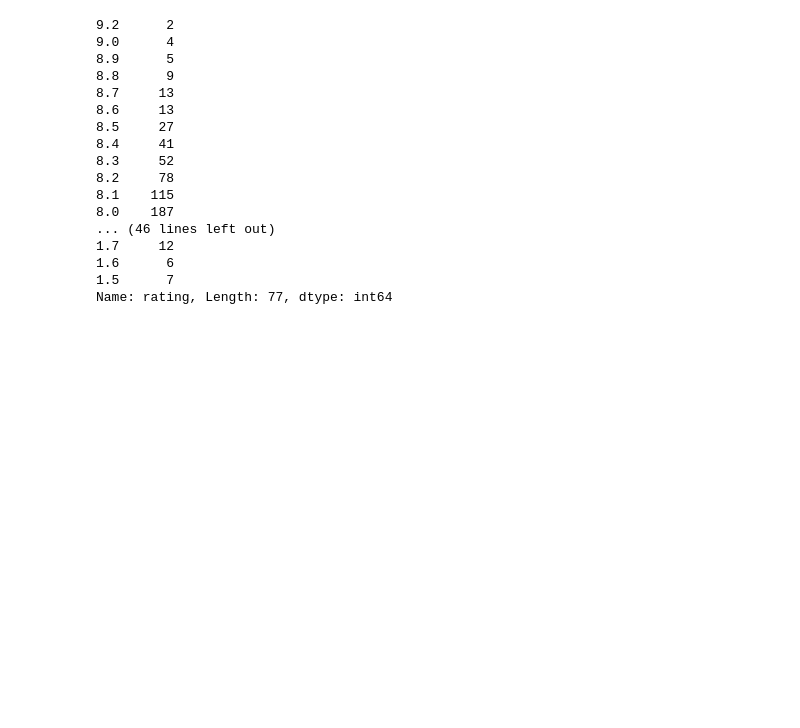
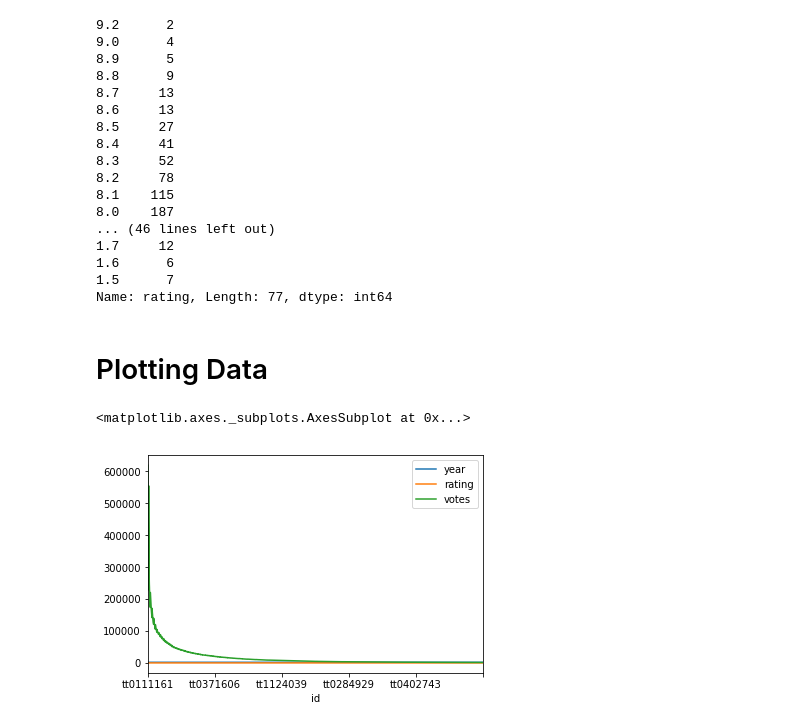
Before and after one commit to vaithschmitz/onemonthpython, a Jupyter notebook: week3/data_analysis_intro.ipynb, the cells around one changed output. Cells and saved outputs as stored; diff of their text form; code cells hidden in the pictures; blank space fills up the shorter version.

```diff
--- a/week3/data_analysis_intro.ipynb
+++ b/week3/data_analysis_intro.ipynb
@@ -226,3 +226,5 @@ data.rating.value_counts().sort_index(ascending=False)
 1.6      6
 1.5      7
 Name: rating, Length: 77, dtype: int64
+# %% [markdown]
+# Plotting Data
@@ -228,0 +233,5 @@ Name: rating, Length: 77, dtype: int64
+# %%
+data.plot()
+# %% [output]
+<matplotlib.axes._subplots.AxesSubplot at 0x...>
+[figure, added]
```
Also changed, not shown: parts of 1 cell of this notebook.
